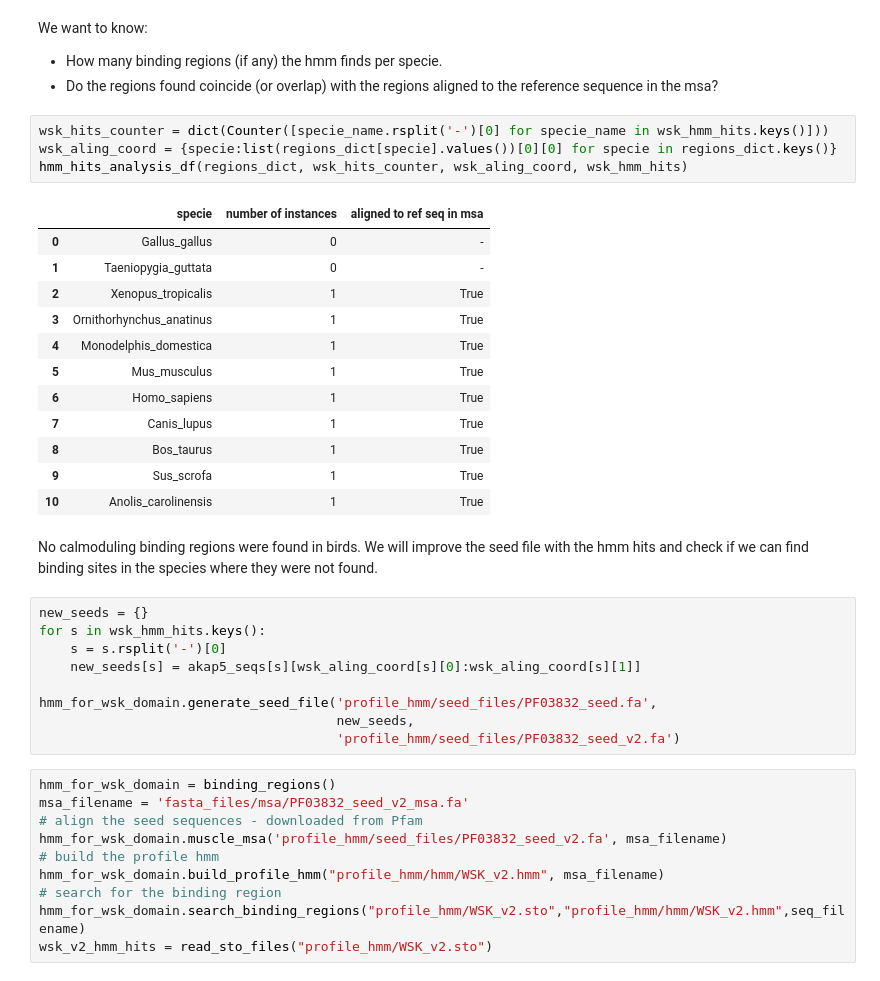
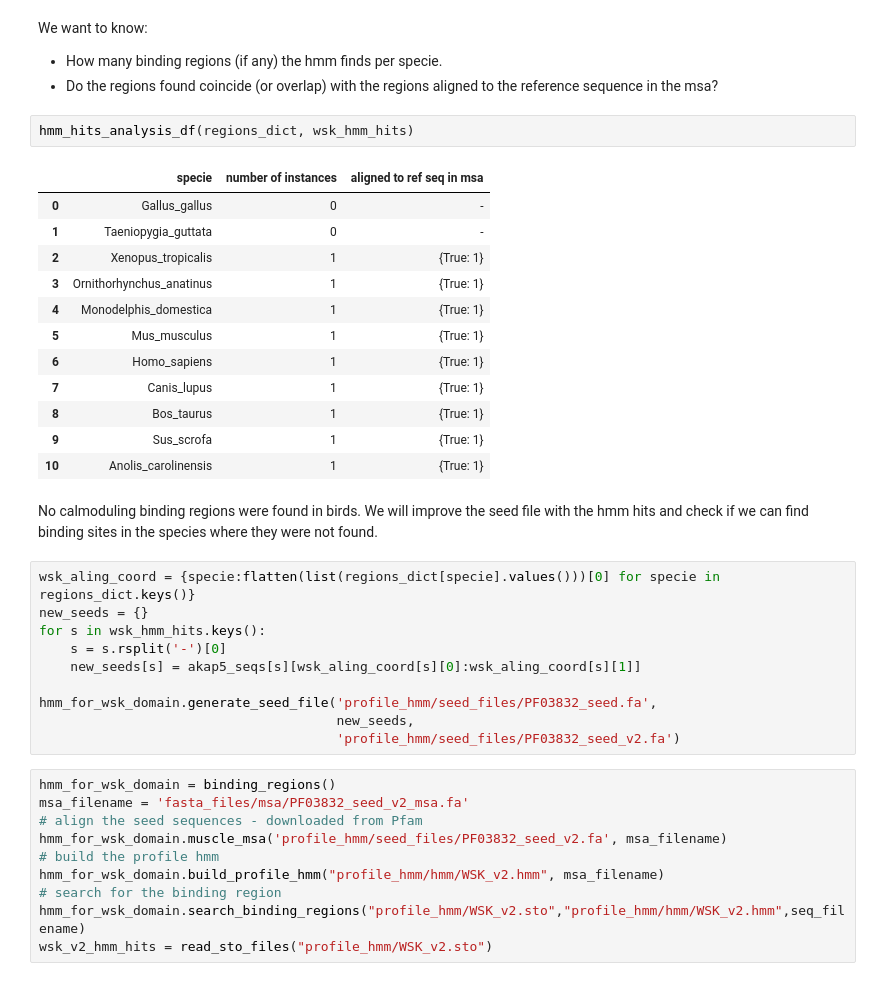
Before and after one commit to msarrias/akaps-evolutionary-study, a Jupyter notebook: 01-akap5_calmodulin_binding_region_analysis.ipynb, the cells around one changed output. Drawn from its saved outputs; the diff is of its cells as text.

```diff
--- a/01-akap5_calmodulin_binding_region_analysis.ipynb
+++ b/01-akap5_calmodulin_binding_region_analysis.ipynb
@@ -89,25 +91,24 @@ We want to know:
 - How many binding regions (if any) the hmm finds per specie.
 - Do the regions found coincide (or overlap) with the regions aligned to the reference sequence in the msa?
 # %%
-wsk_hits_counter = dict(Counter([specie_name.rsplit('-')[0] for specie_name in wsk_hmm_hits.keys()]))
-wsk_aling_coord = {specie:list(regions_dict[specie].values())[0][0] for specie in regions_dict.keys()}
-hmm_hits_analysis_df(regions_dict, wsk_hits_counter, wsk_aling_coord, wsk_hmm_hits)
+hmm_hits_analysis_df(regions_dict, wsk_hmm_hits)
 # %% [output]
 |  | specie | number of instances | aligned to ref seq in msa |
 | 0 | Gallus_gallus | 0 | - |
 | 1 | Taeniopygia_guttata | 0 | - |
-| 2 | Xenopus_tropicalis | 1 | True |
-| 3 | Ornithorhynchus_anatinus | 1 | True |
-| 4 | Monodelphis_domestica | 1 | True |
-| 5 | Mus_musculus | 1 | True |
-| 6 | Homo_sapiens | 1 | True |
-| 7 | Canis_lupus | 1 | True |
-| 8 | Bos_taurus | 1 | True |
-| 9 | Sus_scrofa | 1 | True |
-| 10 | Anolis_carolinensis | 1 | True |
+| 2 | Xenopus_tropicalis | 1 | {True: 1} |
+| 3 | Ornithorhynchus_anatinus | 1 | {True: 1} |
+| 4 | Monodelphis_domestica | 1 | {True: 1} |
+| 5 | Mus_musculus | 1 | {True: 1} |
+| 6 | Homo_sapiens | 1 | {True: 1} |
+| 7 | Canis_lupus | 1 | {True: 1} |
+| 8 | Bos_taurus | 1 | {True: 1} |
+| 9 | Sus_scrofa | 1 | {True: 1} |
+| 10 | Anolis_carolinensis | 1 | {True: 1} |
 # %% [markdown]
 No calmoduling binding regions were found in birds. We will improve the seed file with the hmm hits and check if we can find binding sites in the species where they were not found.
 # %%
+wsk_aling_coord = {specie:flatten(list(regions_dict[specie].values()))[0] for specie in regions_dict.keys()}
 new_seeds = {}
 for s in wsk_hmm_hits.keys():
     s = s.rsplit('-')[0]
```
Also changed, not shown: parts of 5 cells of this notebook, 1 other file.
